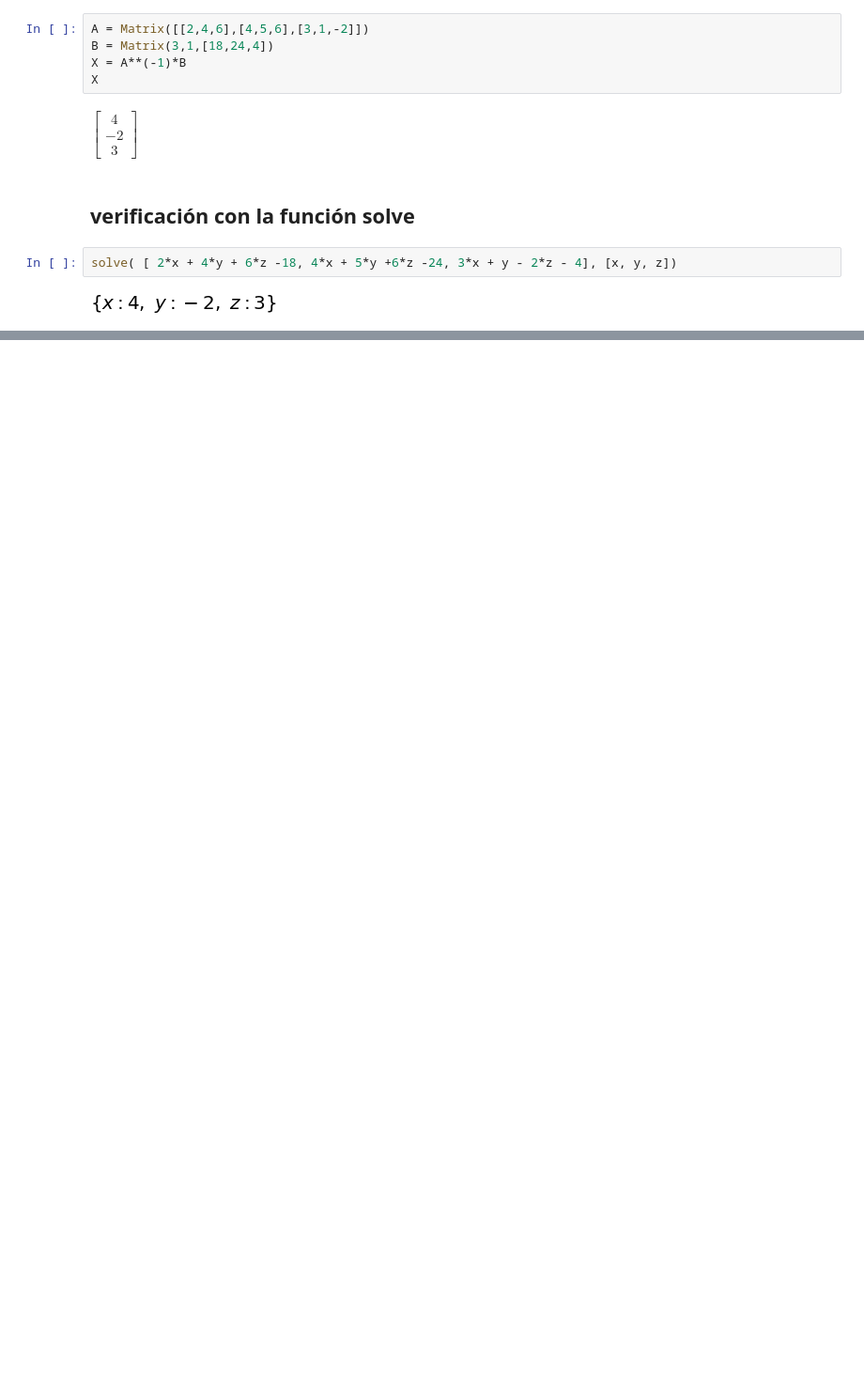
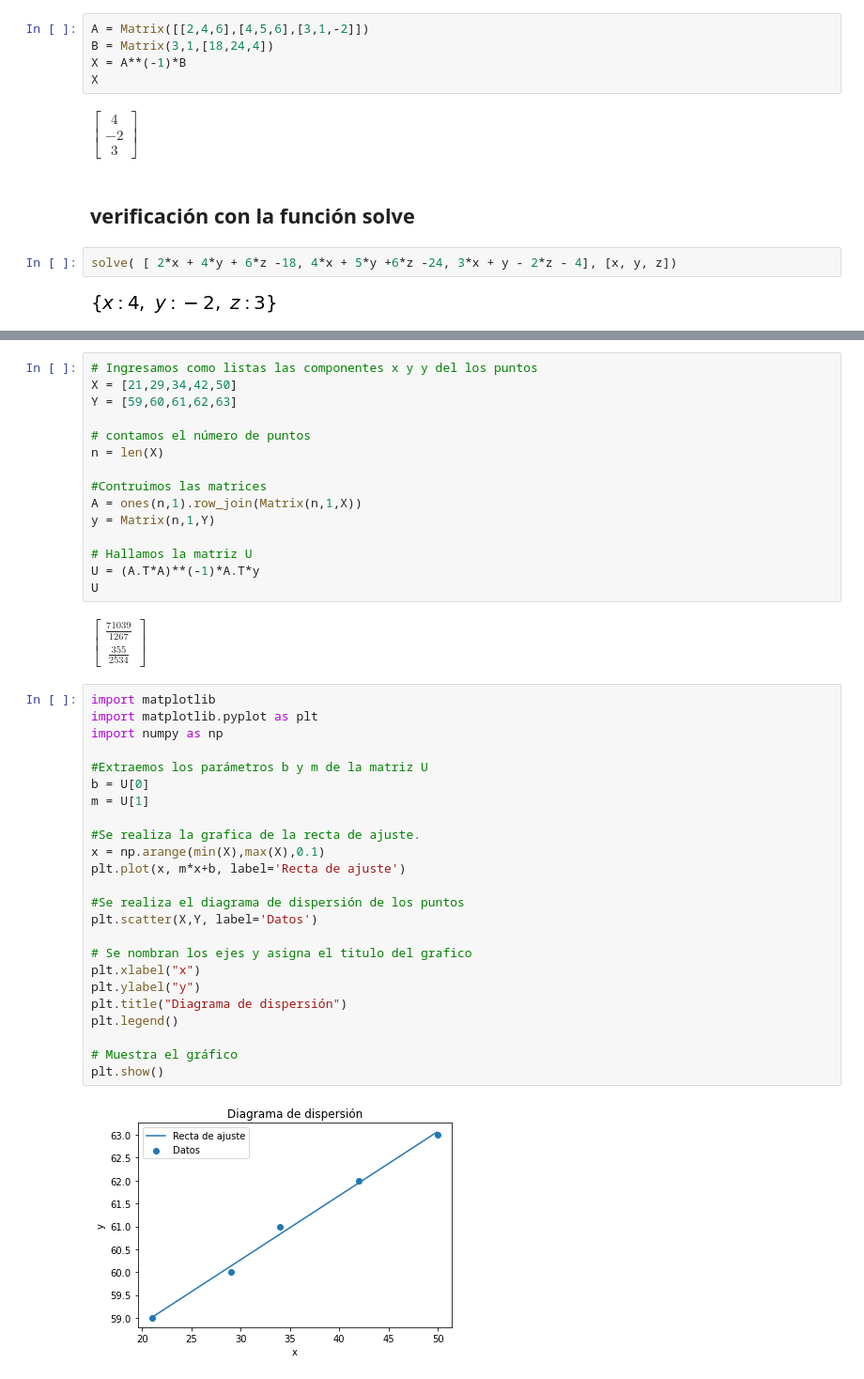
Before and after one commit to Santiago44mendez/ALGEBRA-LINEAL-CON-PYTHON, a Jupyter notebook: Álgebra_lineal_con_Python_Operaciones_con_matrices.ipynb, the cells around one changed output, grey strips where cells are left out. Shown at 94% size. Drawn from its saved outputs; the diff is of its cells as text; blank space fills up the shorter version.

```diff
--- a/Álgebra_lineal_con_Python_Operaciones_con_matrices.ipynb
+++ b/Álgebra_lineal_con_Python_Operaciones_con_matrices.ipynb
@@ -1084,0 +1066,43 @@ solve( [ 2*x + 4*y + 6*z -18, 4*x + 5*y +6*z -24, 3*x + y - 2*z - 4], [x, y, z])
+# %%
+# Ingresamos como listas las componentes x y y del los puntos
+X = [21,29,34,42,50]
+Y = [59,60,61,62,63]
+
+# contamos el número de puntos
+n = len(X)
+
+#Contruimos las matrices
+A = ones(n,1).row_join(Matrix(n,1,X))
+y = Matrix(n,1,Y)
+
+# Hallamos la matriz U
+U = (A.T*A)**(-1)*A.T*y
+U
+# %% [output]
+$\displaystyle \left[\begin{matrix}\frac{71039}{1267}\\\frac{355}{2534}\end{matrix}\right]$
+# %%
+import matplotlib
+import matplotlib.pyplot as plt
+import numpy as np
+
+#Extraemos los parámetros b y m de la matriz U
+b = U[0]
+m = U[1]
+
+#Se realiza la grafica de la recta de ajuste.
+x = np.arange(min(X),max(X),0.1)
+plt.plot(x, m*x+b, label='Recta de ajuste')
+
+#Se realiza el diagrama de dispersión de los puntos
+plt.scatter(X,Y, label='Datos')
+
+# Se nombran los ejes y asigna el titulo del grafico
+plt.xlabel("x")
+plt.ylabel("y")
+plt.title("Diagrama de dispersión")
+plt.legend()
+
+# Muestra el gráfico
+plt.show()
+# %% [output]
+[figure, added]
```
Also changed, not shown: parts of 30 cells of this notebook.
